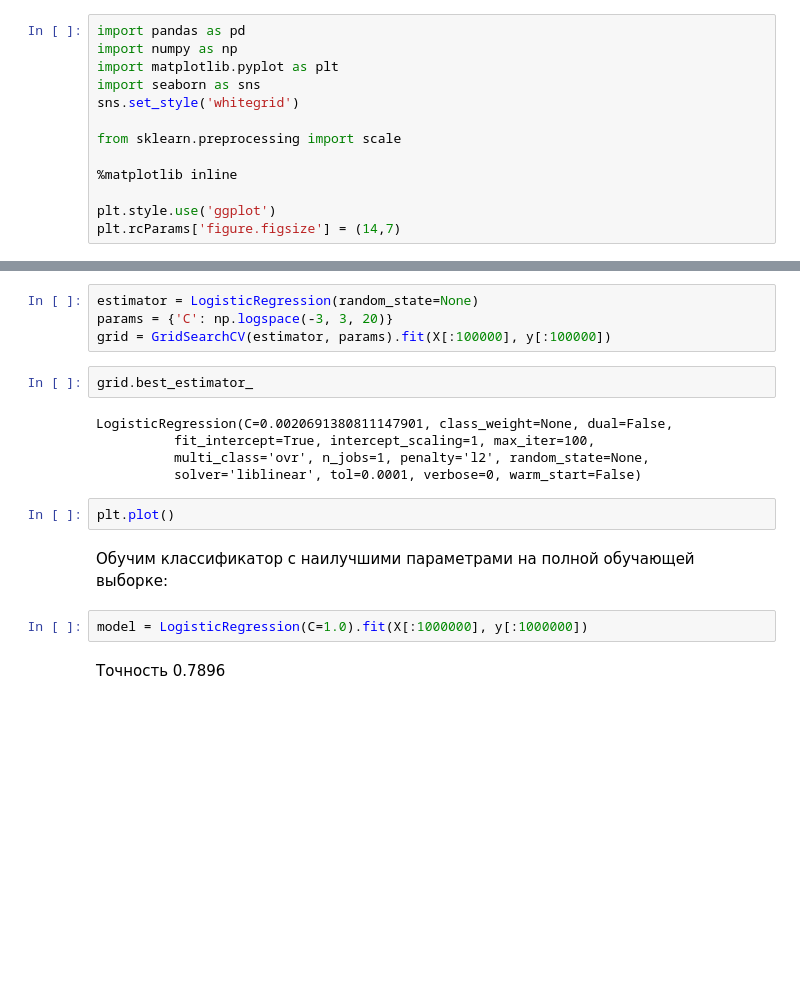
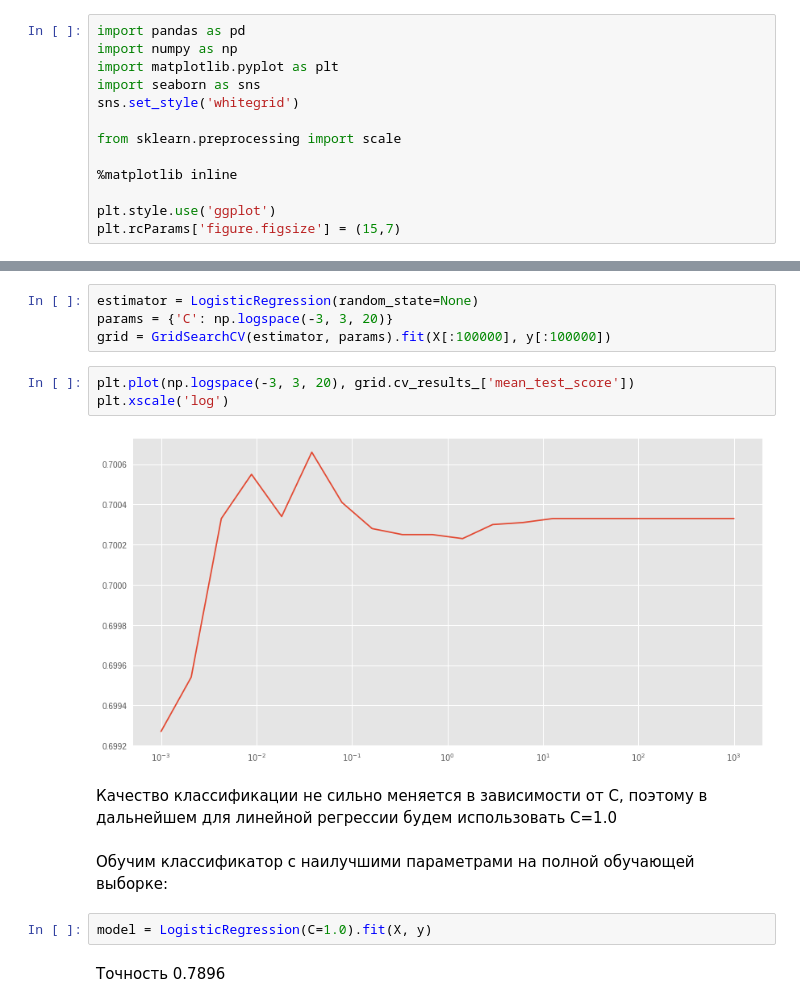
Before and after one commit to is-kozlov/sphere_hw, a Jupyter notebook: dm1/Kozlov_hearthstone.ipynb, the cells around one changed output, grey strips where cells are left out. Saved outputs shown, nothing was run; the diff lists cells and outputs as text; blank space fills up the shorter version.

```diff
--- a/dm1/Kozlov_hearthstone.ipynb
+++ b/dm1/Kozlov_hearthstone.ipynb
@@ -13,7 +13,7 @@ from sklearn.preprocessing import scale
 %matplotlib inline
 
 plt.style.use('ggplot')
-plt.rcParams['figure.figsize'] = (14,7)
+plt.rcParams['figure.figsize'] = (15,7)
 # %% [markdown]
 ## О hearthstone
 # %% [markdown]
@@ -174,19 +174,17 @@ from sklearn.linear_model import LogisticRegression
 estimator = LogisticRegression(random_state=None)
 params = {'C': np.logspace(-3, 3, 20)}
 grid = GridSearchCV(estimator, params).fit(X[:100000], y[:100000])
-# %%
-grid.best_estimator_
-# %% [output]
-LogisticRegression(C=0.0020691380811147901, class_weight=None, dual=False,
-          fit_intercept=True, intercept_scaling=1, max_iter=100,
-          multi_class='ovr', n_jobs=1, penalty='l2', random_state=None,
-          solver='liblinear', tol=0.0001, verbose=0, warm_start=False)
-# %%
-plt.plot()
+# %%
+plt.plot(np.logspace(-3, 3, 20), grid.cv_results_['mean_test_score'])
+plt.xscale('log')
+# %% [output]
+[figure, added]
+# %% [markdown]
+Качество классификации не сильно меняется в зависимости от С, поэтому в дальнейшем для линейной регрессии будем использовать С=1.0
 # %% [markdown]
 Обучим классификатор с наилучшими параметрами на полной обучающей выборке:
 # %%
-model = LogisticRegression(C=1.0).fit(X[:1000000], y[:1000000])
+model = LogisticRegression(C=1.0).fit(X, y)
 # %% [markdown]
 Точность 0.7896
 # %% [markdown]
```
Also changed, not shown: parts of 4 cells of this notebook.
